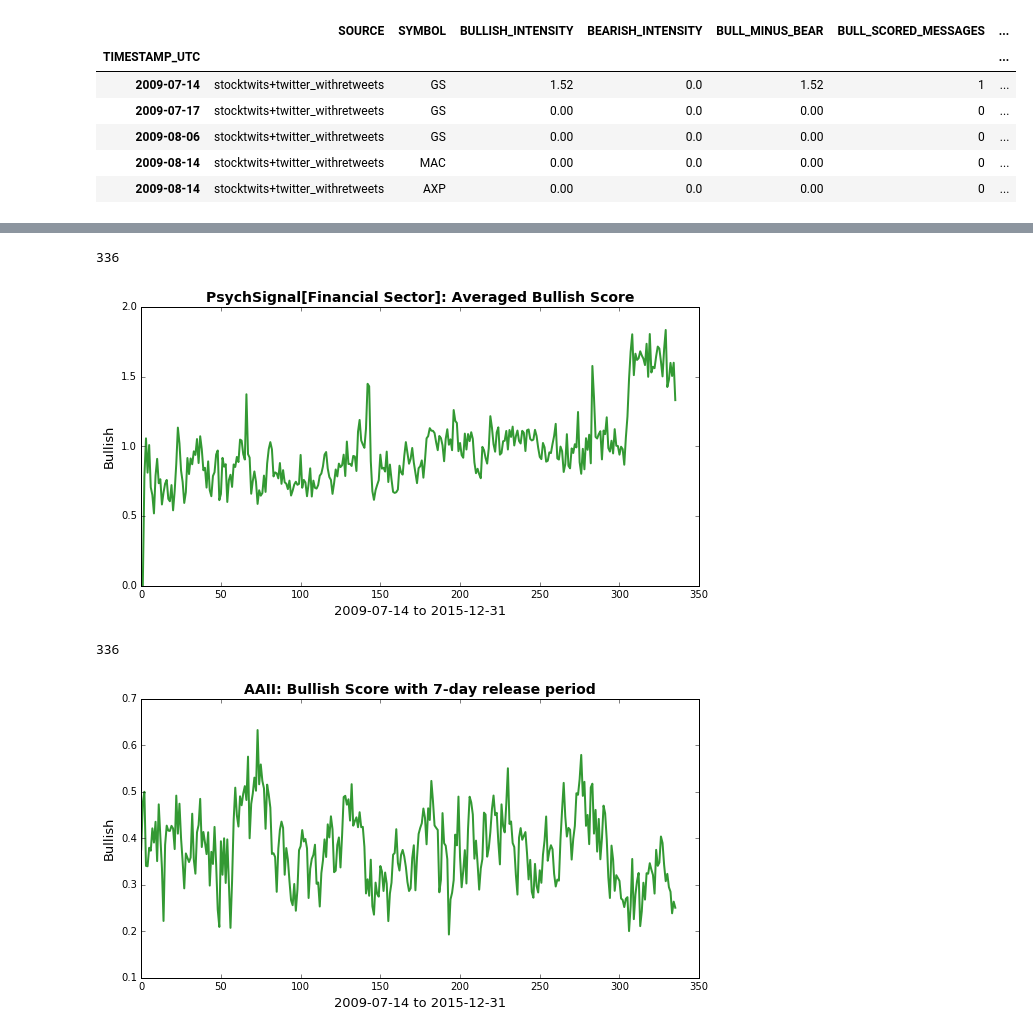
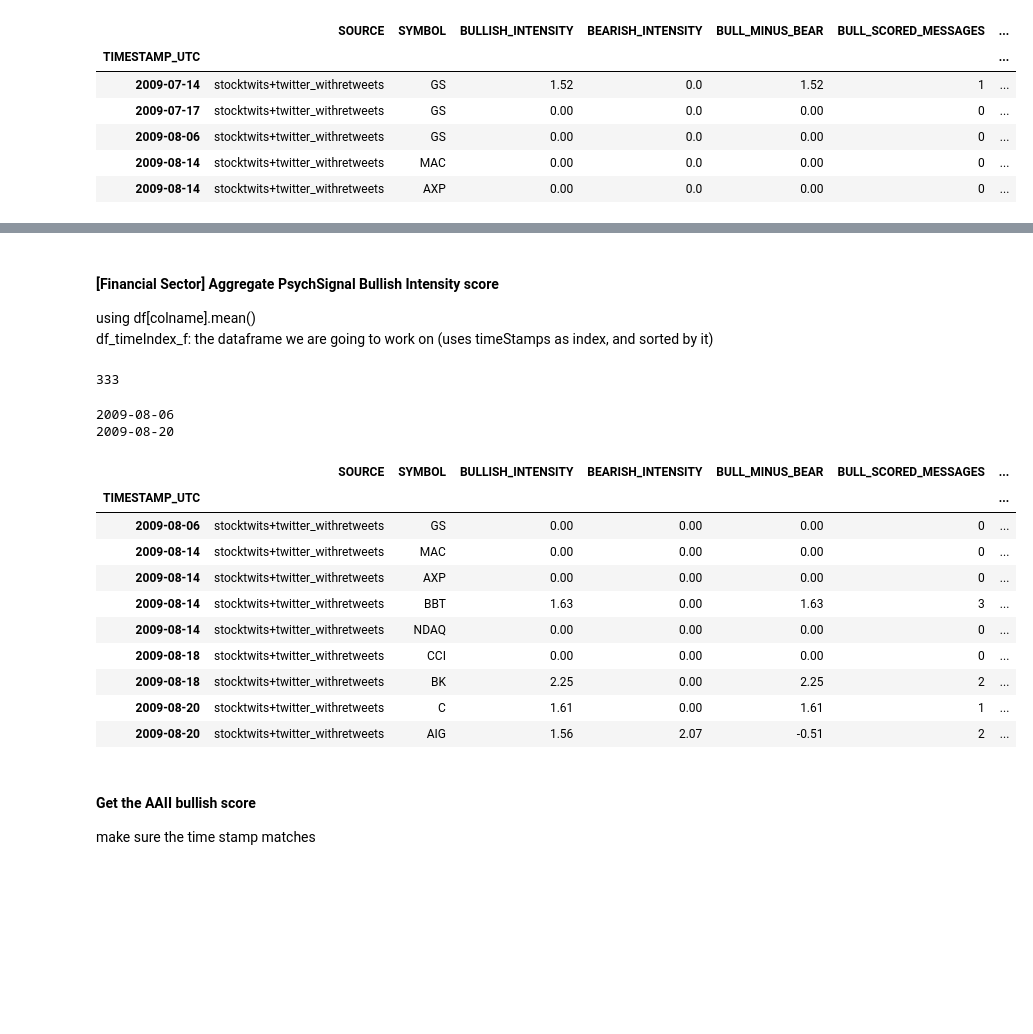
Before and after one commit to yh1008/CodeInFinance, a Jupyter notebook: PsychSignal vs. AAII Sentiment Survey.ipynb, the cells around one changed output, grey strips where cells are left out. Saved outputs shown, nothing was run; the diff lists cells and outputs as text; code cells hidden in the pictures; blank space fills up the shorter version.

```diff
--- a/PsychSignal vs. AAII Sentiment Survey.ipynb
+++ b/PsychSignal vs. AAII Sentiment Survey.ipynb
@@ -285,6 +285,6 @@ df_timeIndex_f[:5]
 | 2009-08-06 | stocktwits+twitter_withretweets | GS | 0.00 | 0.0 | 0.00 | 0 | ... |
 | 2009-08-14 | stocktwits+twitter_withretweets | MAC | 0.00 | 0.0 | 0.00 | 0 | ... |
 | 2009-08-14 | stocktwits+twitter_withretweets | AXP | 0.00 | 0.0 | 0.00 | 0 | ... |
-# %%
-#add a new Timestamp to unique_AAII_timeStamps to make next cell's result same number as 336
-unique_AAII_timeStamps.append(pd.Timestamp('2016-01-07'))
+# %%
+df_timeIndex_f['TIMESTAMP'] = df_timeIndex_f.index
+timeStampsPSF = list(pd.unique(df_timeIndex_f['TIMESTAMP'])) #type(timeStampsPSF[0]): numpy.datetime64
@@ -291,50 +327,50 @@ unique_AAII_timeStamps.append(pd.Timestamp('2016-01-07'))
+# %% [markdown]
+#### [Financial Sector] Aggregate PsychSignal Bullish Intensity score
+using df[colname].mean()
+df_timeIndex_f: the dataframe we are going to work on (uses timeStamps as index, and sorted by it)
 # %%
 import datetime
 #import timestamp
 #now let's get the aggregated bullish_intensity by time range coming from AAII sentiment survey
 #@unique_AAII_timeStamps: stores the unique time stamp from AAII sentiment survey
-#@df_timeIndex_f: the dataframe we are going to work on
+#@df_timeIndex_f: the dataframe we are going to work on (uses timeStamps as index, and sorted by it)
 #@bullish_aggregatedScore stores the aggregated Bullish score
+#@df_sliced contains the PsychSignal data within AAII's time range
 #debug print(df.loc['2000-6-1':'2000-6-10'])
 bullish_aggregatedScore = []
 
-for t in range(len(unique_AAII_timeStamps)-1):
-    start = unique_AAII_timeStamps[t].date()
-    end = unique_AAII_timeStamps[t+1].date()
+for t in range(len(timeStampsF)-1):
+    start = timeStampsF[t].date()
+    end = timeStampsF[t+1].date()
     df_sliced = df_timeIndex_f.loc[start:end]
-    bullish_aggregatedScore.append(round(df_sliced['BULLISH_INTENSITY'].mean(),3))
+    # divided by 4 to normalize the data
+    bullish_aggregatedScore.append(round(df_sliced['BULLISH_INTENSITY'].mean()/4,3))
 
 print (len(bullish_aggregatedScore))
 # %% [output]
-336
+333
-# %%
-#basic plot of averaged PsychSignal Bullish Score over AAII's 7 day release period
-%matplotlib inline
-import matplotlib.pyplot as plt
-
-# = plot Bearish score = #
-fig, ax = plt.subplots(figsize=(10, 5))
-ax.set_xlabel(r'2009-07-14 to 2015-12-31', fontsize=13)
-ax.set_ylabel(r'Bullish', fontsize=13)
-ax.plot(bullish_aggregatedScore, 'g-', lw=2, alpha=0.8, label=r'Bullish')
-#ax.legend(ncol=1)
-plt.title(r"PsychSignal[Financial Sector]: Averaged Bullish Score", fontsize=14, fontweight='bold')
-plt.show()
-
-#unique_time_stamps = list(pd.unique(df_psch['TIMESTAMP_UTC']))
-df_AAII["ReportedDate"] = pd.to_datetime(df_AAII["ReportedDate"])
-filtered_df_AAII = df_AAII_float[df_AAII_float['ReportedDate'].isin(unique_time_stamps)].reset_index(drop=True)
-# = plot bullish score = #
-bullish = filtered_df_AAII["Bullish"]
-print (len(bullish))
-fig, ax = plt.subplots(figsize=(10, 5))
-ax.set_xlabel(r'2009-07-14 to 2015-12-31', fontsize=13)
-ax.set_ylabel(r'Bullish', fontsize=13)
-ax.plot(bullish, 'g-', lw=2, alpha=0.8, label=r'Bullish')
-#ax.legend(ncol=1)
-plt.title(r"AAII: Bullish Score with 7-day release period", fontsize=14, fontweight='bold')
-plt.show()
-# %% [output]
-[figure, removed]
-336
-[figure, removed]
+# %%
+#double check the time frame, does they match between AAII and PYS? Yes
+a = unique_AAII_timeStamps[2].date()
+b = unique_AAII_timeStamps[3].date()
+print (a)
+print (b)
+df_timeIndex_f.loc[a:b]
+# %% [output]
+2009-08-06
+2009-08-20
+|  | SOURCE | SYMBOL | BULLISH_INTENSITY | BEARISH_INTENSITY | BULL_MINUS_BEAR | BULL_SCORED_MESSAGES | ... |
+| TIMESTAMP_UTC |  |  |  |  |  |  | ... |
+| 2009-08-06 | stocktwits+twitter_withretweets | GS | 0.00 | 0.00 | 0.00 | 0 | ... |
+| 2009-08-14 | stocktwits+twitter_withretweets | MAC | 0.00 | 0.00 | 0.00 | 0 | ... |
+| 2009-08-14 | stocktwits+twitter_withretweets | AXP | 0.00 | 0.00 | 0.00 | 0 | ... |
+| 2009-08-14 | stocktwits+twitter_withretweets | BBT | 1.63 | 0.00 | 1.63 | 3 | ... |
+| 2009-08-14 | stocktwits+twitter_withretweets | NDAQ | 0.00 | 0.00 | 0.00 | 0 | ... |
+| 2009-08-18 | stocktwits+twitter_withretweets | CCI | 0.00 | 0.00 | 0.00 | 0 | ... |
+| 2009-08-18 | stocktwits+twitter_withretweets | BK | 2.25 | 0.00 | 2.25 | 2 | ... |
+| 2009-08-20 | stocktwits+twitter_withretweets | C | 1.61 | 0.00 | 1.61 | 1 | ... |
+| 2009-08-20 | stocktwits+twitter_withretweets | AIG | 1.56 | 2.07 | -0.51 | 2 | ... |
+# %% [markdown]
+#### Get the AAII bullish score
+
+make sure the time stamp matches
```
Also changed, not shown: parts of 35 cells of this notebook.
